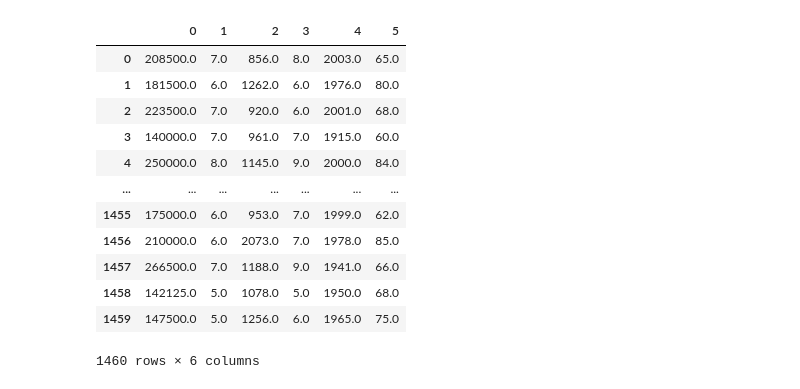
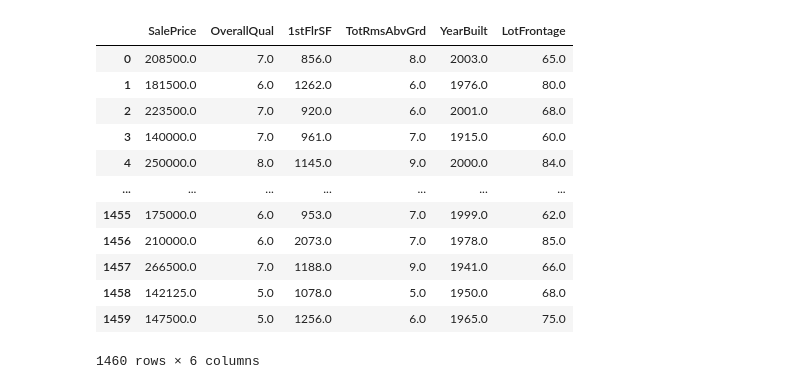
Before and after one commit to IrvinTum/Proyecto1_24008922, a Jupyter notebook: ProyectoFinalV1.ipynb, the cells around one changed output. Saved outputs shown, nothing was run; the diff lists cells and outputs as text; code cells hidden in the pictures.

```diff
--- a/ProyectoFinalV1.ipynb
+++ b/ProyectoFinalV1.ipynb
@@ -4,11 +4,12 @@ import pandas as pd
 # %%
 # Cargar el archivo .npy
 datos = np.load('proyecto_training_data.npy')
 datosdf = pd.DataFrame(datos)
+datosdf.columns = ['SalePrice','OverallQual','1stFlrSF','TotRmsAbvGrd','YearBuilt','LotFrontage']
 
 datosdf
 # %% [output]
-|  | 0 | 1 | 2 | 3 | 4 | 5 |
+|  | SalePrice | OverallQual | 1stFlrSF | TotRmsAbvGrd | YearBuilt | LotFrontage |
 | 0 | 208500.0 | 7.0 | 856.0 | 8.0 | 2003.0 | 65.0 |
 | 1 | 181500.0 | 6.0 | 1262.0 | 6.0 | 1976.0 | 80.0 |
 | 2 | 223500.0 | 7.0 | 920.0 | 6.0 | 2001.0 | 68.0 |
```
Also changed, not shown: parts of 3 cells of this notebook.
